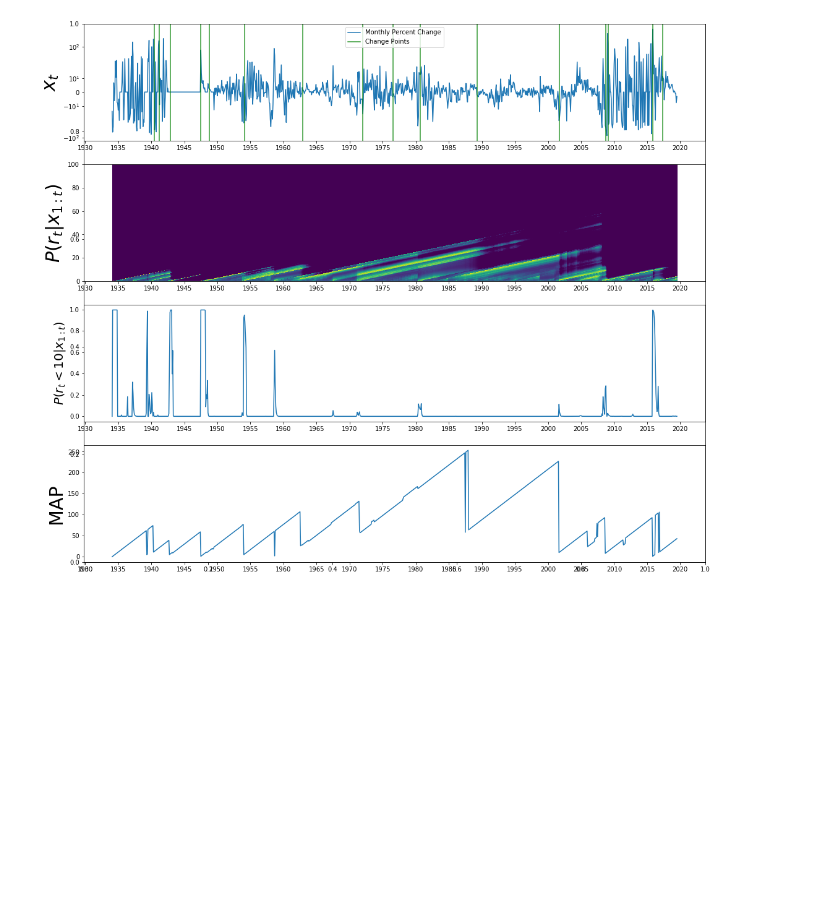
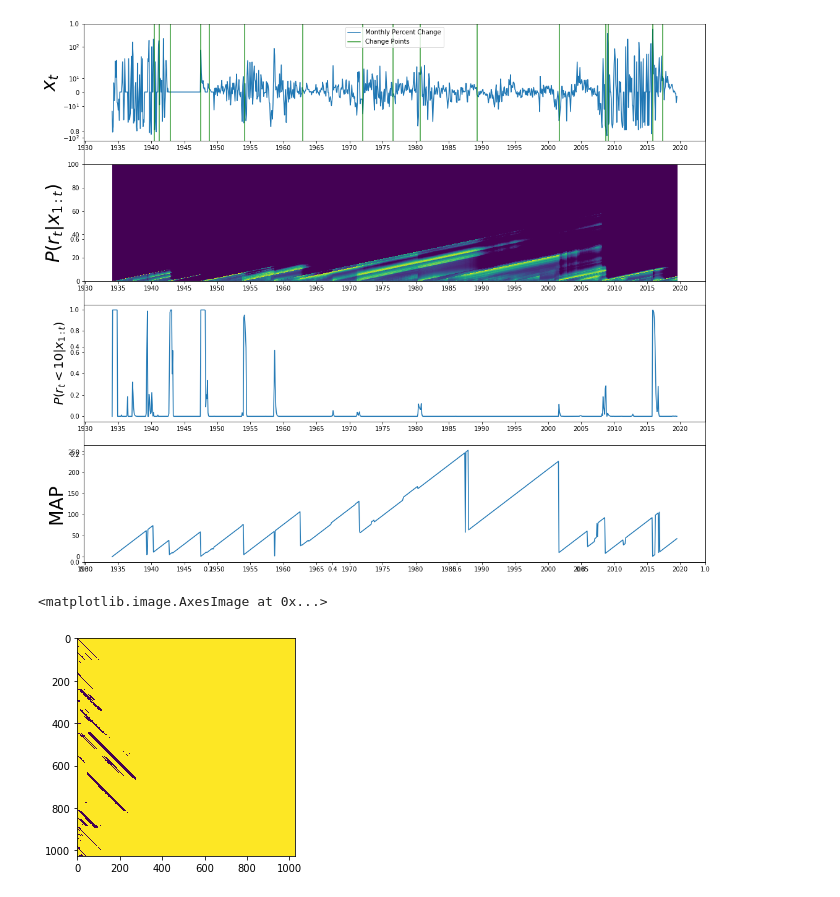
Before and after one commit to promised-ai/changepoint, a Jupyter notebook: examples/treasury_bill.ipynb, the cells around one changed output. Cells and saved outputs as stored; diff of their text form; code cells hidden in the pictures; blank space fills up the shorter version.

```diff
--- a/examples/treasury_bill.ipynb
+++ b/examples/treasury_bill.ipynb
@@ -8,8 +8,8 @@ import numpy as np
 import pandas as pd
 # %%
 data = pd.read_csv("./examples/TB3MS.csv", parse_dates=["DATE"])
-r = np.loadtxt("./examples/treasury_bill_output_r.txt")
-change_points = np.loadtxt("./examples/treasury_bill_output_change_points.txt").astype(np.uint)
+r = np.loadtxt("./treasury_bill_output_r.txt")
+change_points = np.loadtxt("./treasury_bill_output_change_points.txt").astype(np.uint)
 # %%
 fig, ax = plt.subplots(figsize=[18, 16])
 
@@ -46,3 +46,8 @@ ax.set_ylabel("MAP", fontsize=30)
 # %% [output]
 Text(0, 0.5, 'MAP')
 [figure]
+# %%
+plt.imshow(r < 0.001)
+# %% [output]
+<matplotlib.image.AxesImage at 0x...>
+[figure, added]
```
Also changed, not shown: 6 other files.
